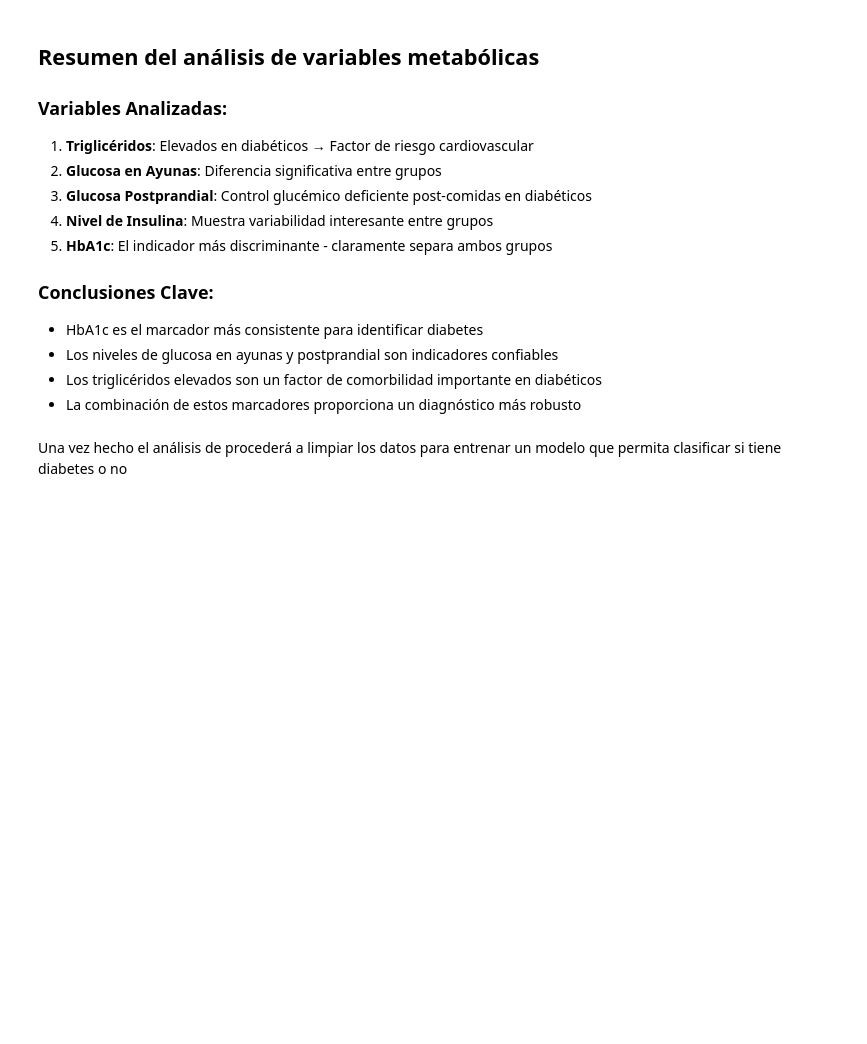
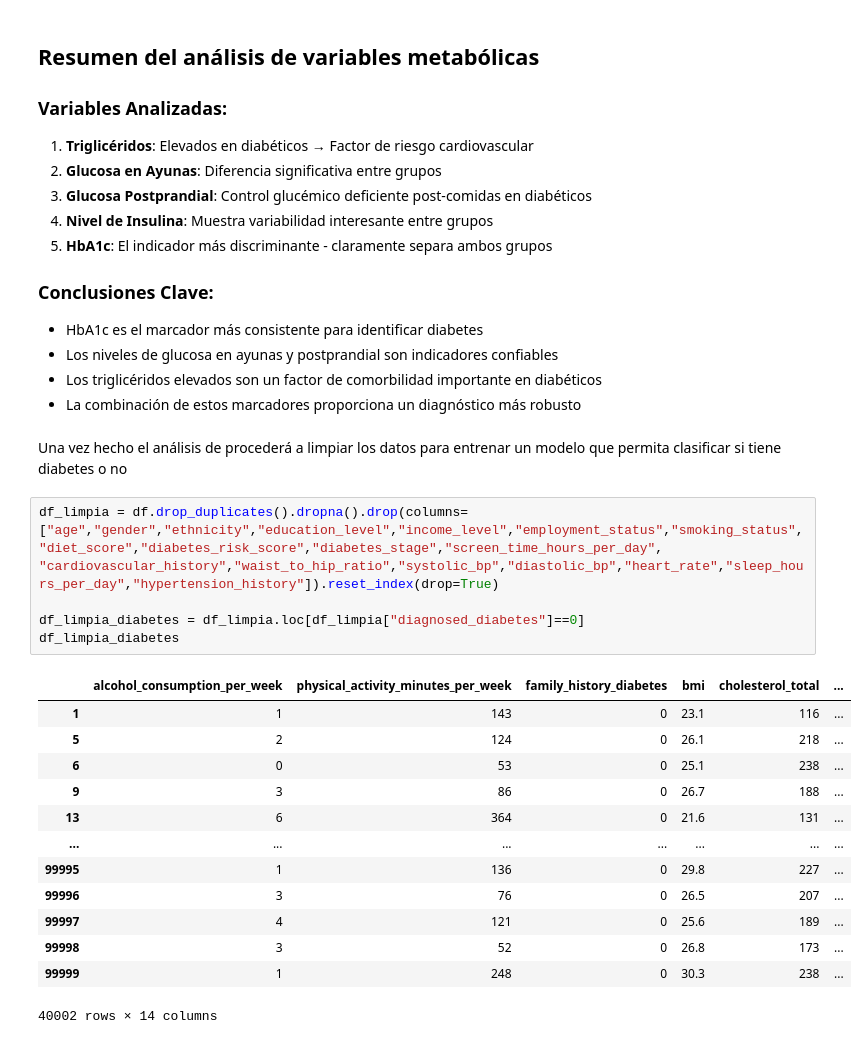
Before and after one commit to diegocv00/Diabetes, a Jupyter notebook: diabetes_analisis.ipynb, the cells around one changed output. Drawn from its saved outputs; the diff is of its cells as text; blank space fills up the shorter version.

```diff
--- a/diabetes_analisis.ipynb
+++ b/diabetes_analisis.ipynb
@@ -543,3 +543,23 @@ El HbA1c es uno de los mejores indicadores del control glucémico a largo plazo.
 - La combinación de estos marcadores proporciona un diagnóstico más robusto
 # %% [markdown]
 Una vez hecho el análisis de procederá a limpiar los datos para entrenar un modelo que permita clasificar si tiene diabetes o no
+# %%
+df_limpia = df.drop_duplicates().dropna().drop(columns=["age","gender","ethnicity","education_level","income_level","employment_status","smoking_status","diet_score","diabetes_risk_score","diabetes_stage","screen_time_hours_per_day",
+"cardiovascular_history","waist_to_hip_ratio","systolic_bp","diastolic_bp","heart_rate","sleep_hours_per_day","hypertension_history"]).reset_index(drop=True)
+
+df_limpia_diabetes = df_limpia.loc[df_limpia["diagnosed_diabetes"]==0]
+df_limpia_diabetes
+# %% [output]
+|  | alcohol_consumption_per_week | physical_activity_minutes_per_week | family_history_diabetes | bmi | cholesterol_total | ... |
+| 1 | 1 | 143 | 0 | 23.1 | 116 | ... |
+| 5 | 2 | 124 | 0 | 26.1 | 218 | ... |
+| 6 | 0 | 53 | 0 | 25.1 | 238 | ... |
+| 9 | 3 | 86 | 0 | 26.7 | 188 | ... |
+| 13 | 6 | 364 | 0 | 21.6 | 131 | ... |
+| ... | ... | ... | ... | ... | ... | ... |
+| 99995 | 1 | 136 | 0 | 29.8 | 227 | ... |
+| 99996 | 3 | 76 | 0 | 26.5 | 207 | ... |
+| 99997 | 4 | 121 | 0 | 25.6 | 189 | ... |
+| 99998 | 3 | 52 | 0 | 26.8 | 173 | ... |
+| 99999 | 1 | 248 | 0 | 30.3 | 238 | ... |
+40002 rows × 14 columns
```
Also changed, not shown: parts of 1 cell of this notebook, 6 other files.
